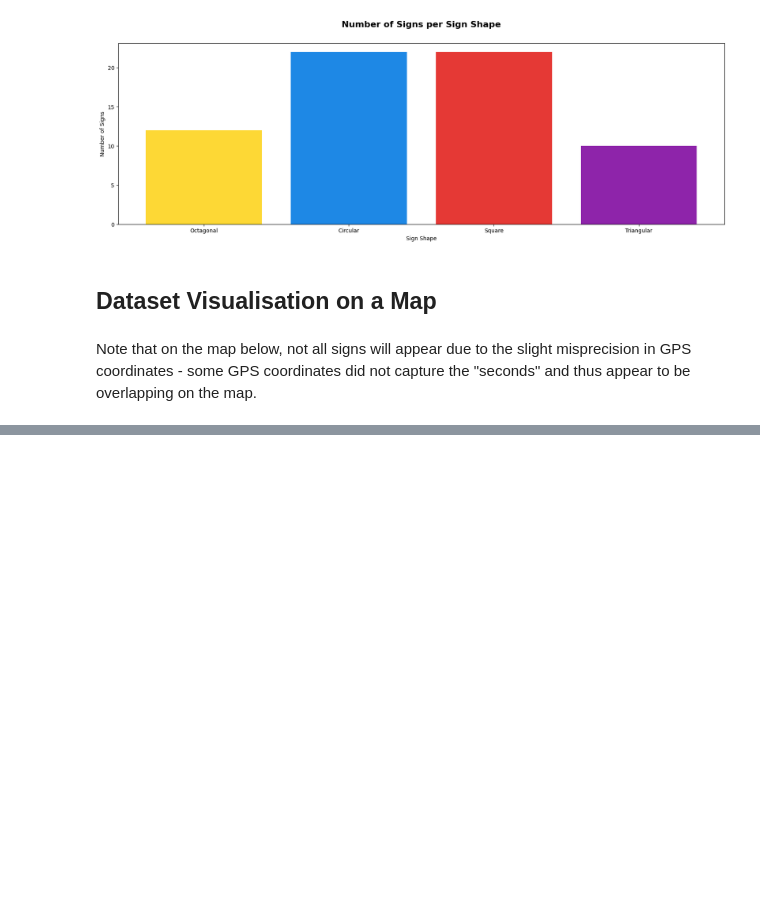
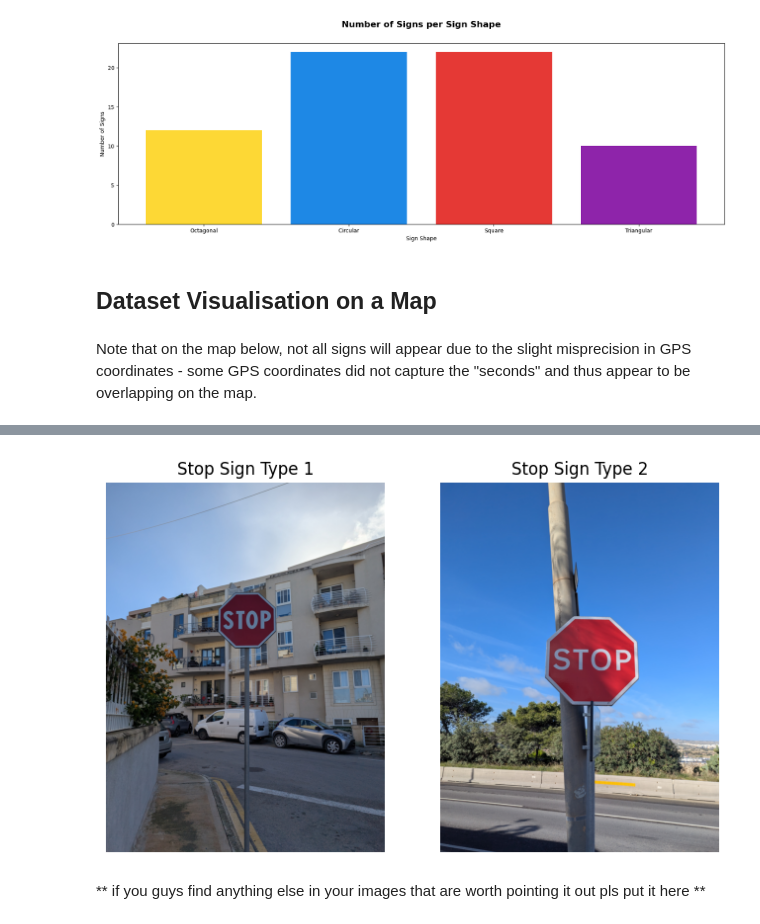
Before and after one commit to bentaliana/ARI3129, a Jupyter notebook: 1_data_visualisation.ipynb, the cells around one changed output, grey strips where cells are left out. Saved outputs shown, nothing was run; the diff lists cells and outputs as text; code cells hidden in the pictures; blank space fills up the shorter version.

```diff
--- a/1_data_visualisation.ipynb
+++ b/1_data_visualisation.ipynb
@@ -281,0 +307,21 @@ map
+# %%
+stop_sign_type_1 = Image.open(os.path.join("MichaelFarrugia", "images", "MichaelFarrugia_1_Front.jpg"))
+stop_sign_type_2 = Image.open(os.path.join("MichaelFarrugia", "images", "MichaelFarrugia_19_Front.jpg"))
+
+plt.figure(figsize = (8, 5))
+
+plt.subplot(1, 2, 1)
+plt.imshow(stop_sign_type_1)
+plt.title("Stop Sign Type 1", fontsize = 12)
+plt.axis("off")
+
+plt.subplot(1, 2, 2)
+plt.imshow(stop_sign_type_2)
+plt.title("Stop Sign Type 2", fontsize = 12)
+plt.axis("off")
+
+plt.show()
+# %% [output]
+[figure, added]
+# %% [markdown]
+** if you guys find anything else in your images that are worth pointing it out pls put it here **
```
Also changed, not shown: parts of 4 cells of this notebook.
